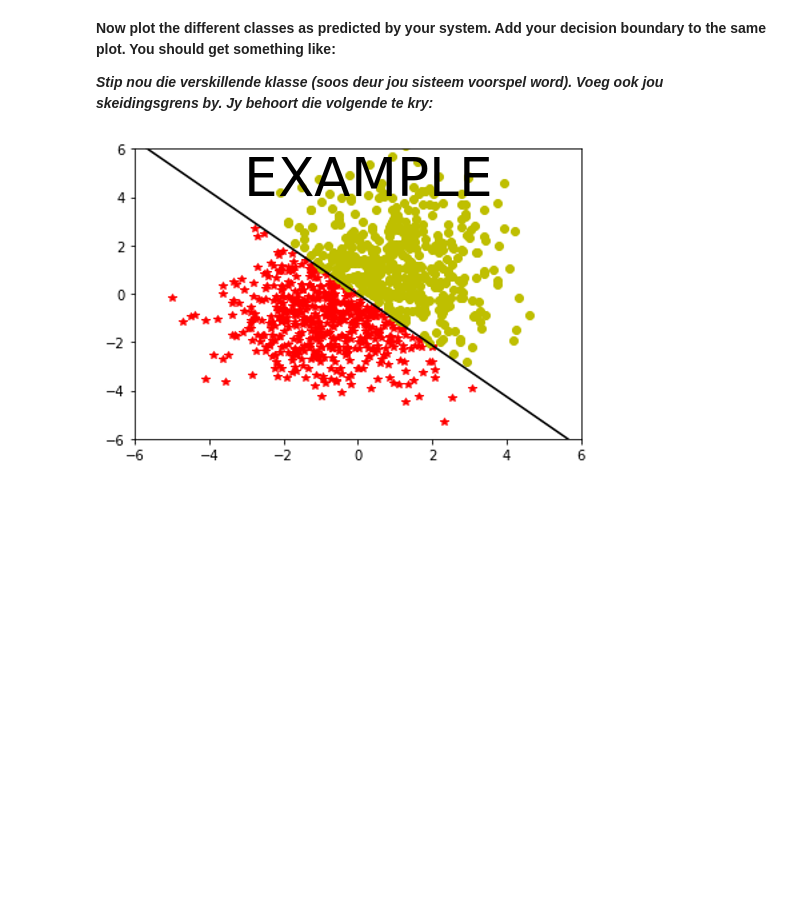
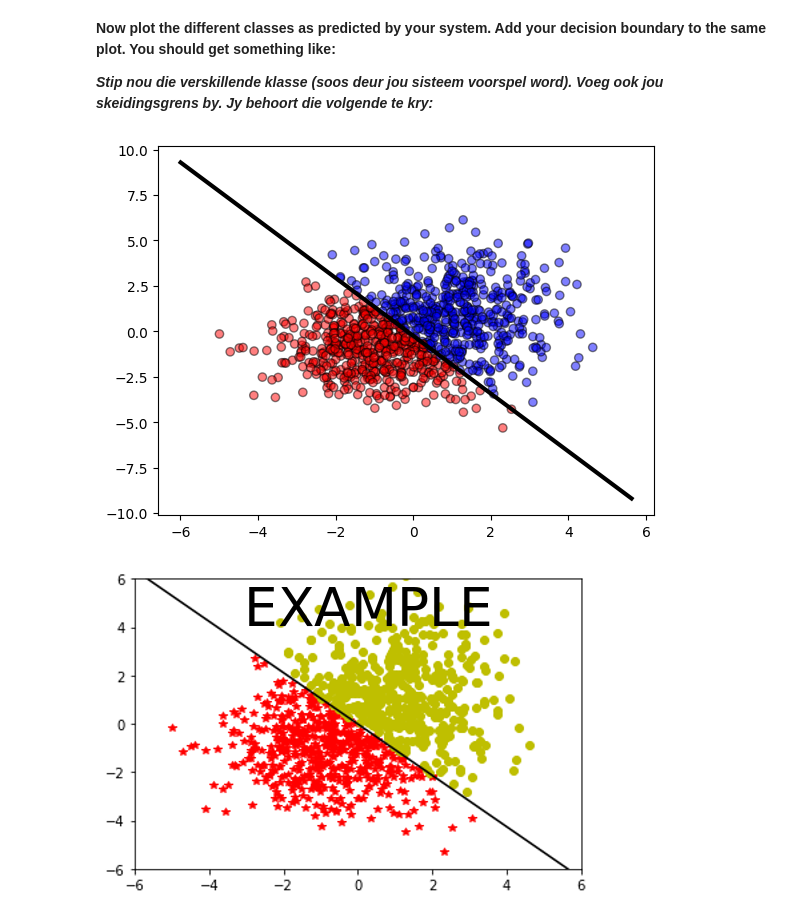
Before and after one commit to mudgician/cs315, a Jupyter notebook: Assignment2/Assignment2/assign2.ipynb, the cells around one changed output. Cells and saved outputs as stored; diff of their text form; code cells hidden in the pictures; blank space fills up the shorter version.

```diff
--- a/Assignment2/Assignment2/assign2.ipynb
+++ b/Assignment2/Assignment2/assign2.ipynb
@@ -182,6 +210,18 @@ display(Image(filename='./images/conf_mat_logreg2.png'))
 **Now plot the different classes as predicted by your system. Add your decision boundary to the same plot. You should get something like:**
 
 **_Stip nou die verskillende klasse (soos deur jou sisteem voorspel word). Voeg ook jou skeidingsgrens by. Jy behoort die volgende te kry:_**
+# %%
+colours = np.array(["red", "blue"])
+plt.scatter(X[0, :], X[1, :], c=colours[y_pred], alpha=0.5, edgecolors='k')
+# Calculate decision boundary coordinates
+# Equation: w0 + w1*x + w2*y = 0 -> y = -(w0 + w1*x) / w2
+w = clf.w
+x_boundary = np.array([np.min(X[0, :]) - 1, np.max(X[0, :]) + 1])
+y_boundary = -(w[0] + w[1] * x_boundary) / w[2]
+plt.plot(x_boundary, y_boundary, color="black", linestyle="-", linewidth=3)
+plt.show()
+# %% [output]
+[figure, added]
 # %%
 display(Image(filename='./images/predict_logreg2.png'))
 # %% [output]
```
Also changed, not shown: parts of 6 cells of this notebook, 3 other files.
